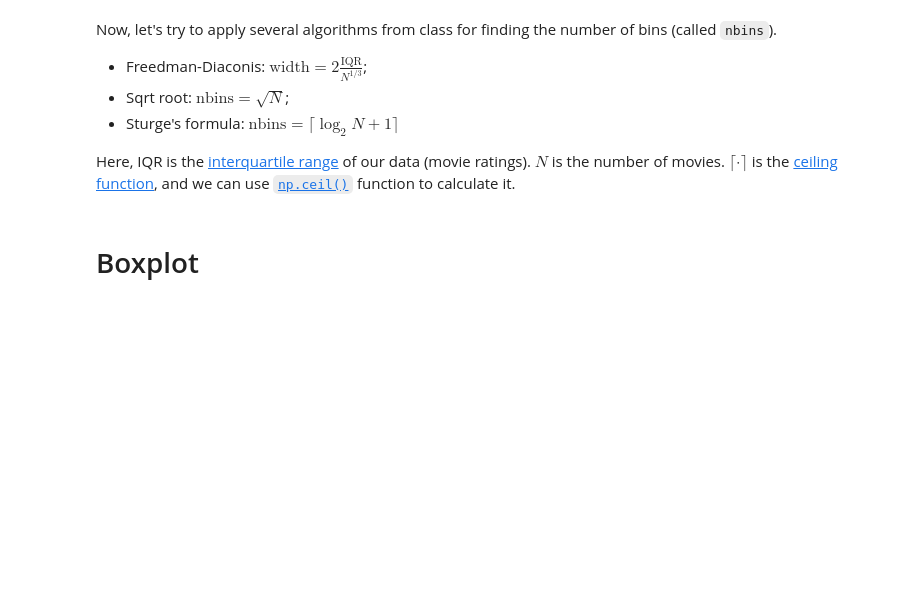
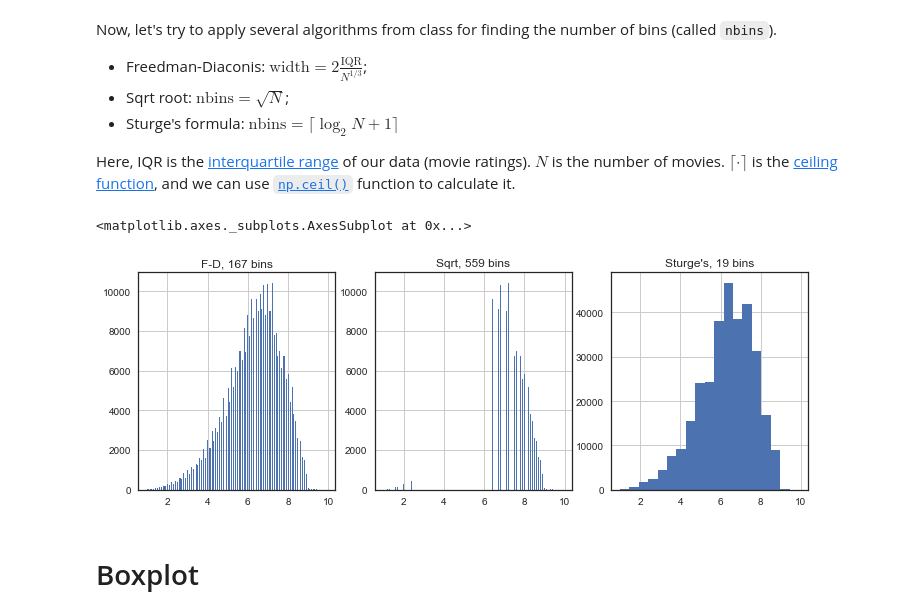
Before and after one commit to muftring/iu-datavis, a Jupyter notebook: week-06/w06_lab_uftring_michael.ipynb, the cells around one changed output. Drawn from its saved outputs; the diff is of its cells as text; code cells hidden in the pictures; blank space fills up the shorter version.

```diff
--- a/week-06/w06_lab_uftring_michael.ipynb
+++ b/week-06/w06_lab_uftring_michael.ipynb
@@ -129,23 +225,34 @@ Here, IQR is the [interquartile range](https://en.wikipedia.org/wiki/Interquarti
 # %%
 N = len(movie_df['Rating'])
 
 # TODO: plot three histograms based on three formulae. One of them is provided as an example.
 
 plt.figure(figsize=(12,4))
 
 # Freedman-Diaconis
-data = movie_df['Rating'].order()
+data = movie_df['Rating'].sort_values()
 iqr = np.percentile(data, 75) - np.percentile(data, 25)
 width = 2*iqr/np.power(N, 1/3)
 nbins = int((max(data) - min(data)) / width)
 
-plt.subplot(1,3,3)
+plt.subplot(1,3,1)
 plt.title("F-D, {} bins".format(nbins))
 movie_df['Rating'].hist(bins=nbins)
 
 # Sqrt root
+nbins = int(np.sqrt(N))
+plt.subplot(1,3,2)
+plt.title("Sqrt, {} bins".format(nbins))
+movie_df['Rating'].hist(bins=nbins)
 
 # Sturge's formula
+nbins = int(np.ceil(np.log2(N+1)))
+plt.subplot(1,3,3)
+plt.title("Sturge's, {} bins".format(nbins))
+movie_df['Rating'].hist(bins=nbins)
+# %% [output]
+<matplotlib.axes._subplots.AxesSubplot at 0x...>
+[figure, added]
 # %% [markdown]
 # Boxplot
 # %% [markdown]
```
Also changed, not shown: parts of 12 cells of this notebook.
